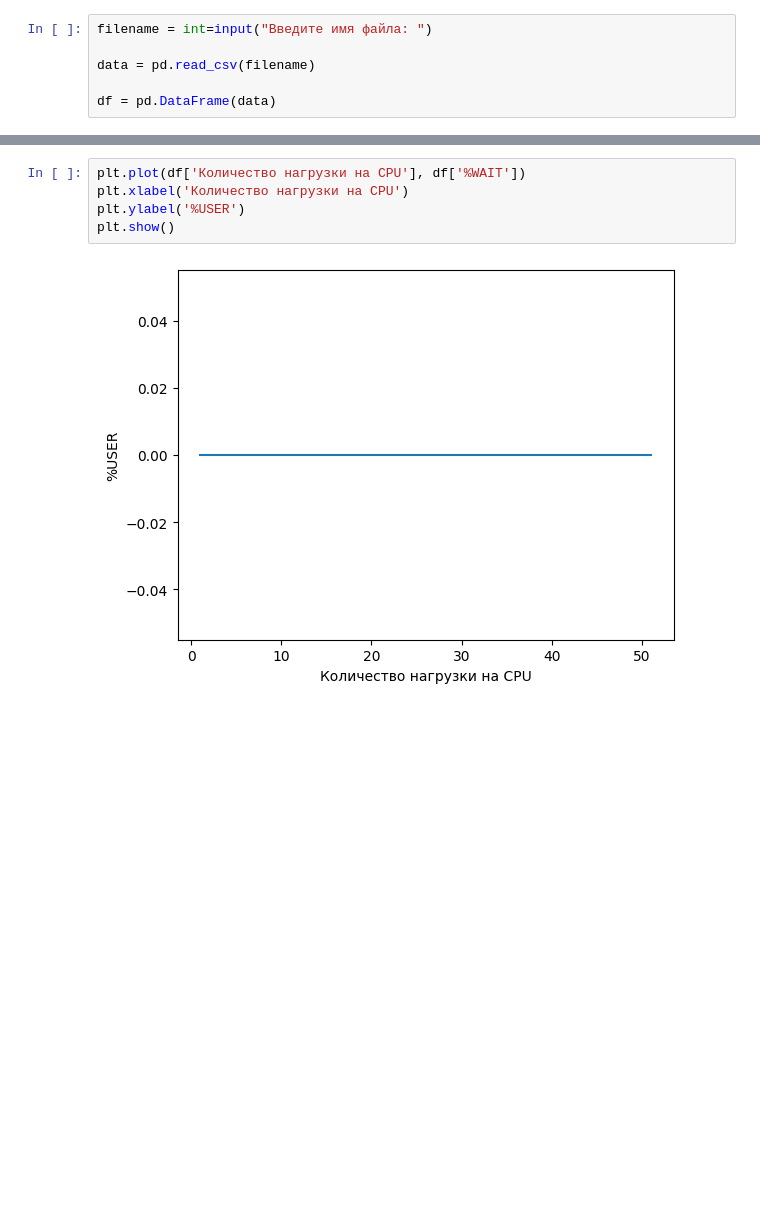
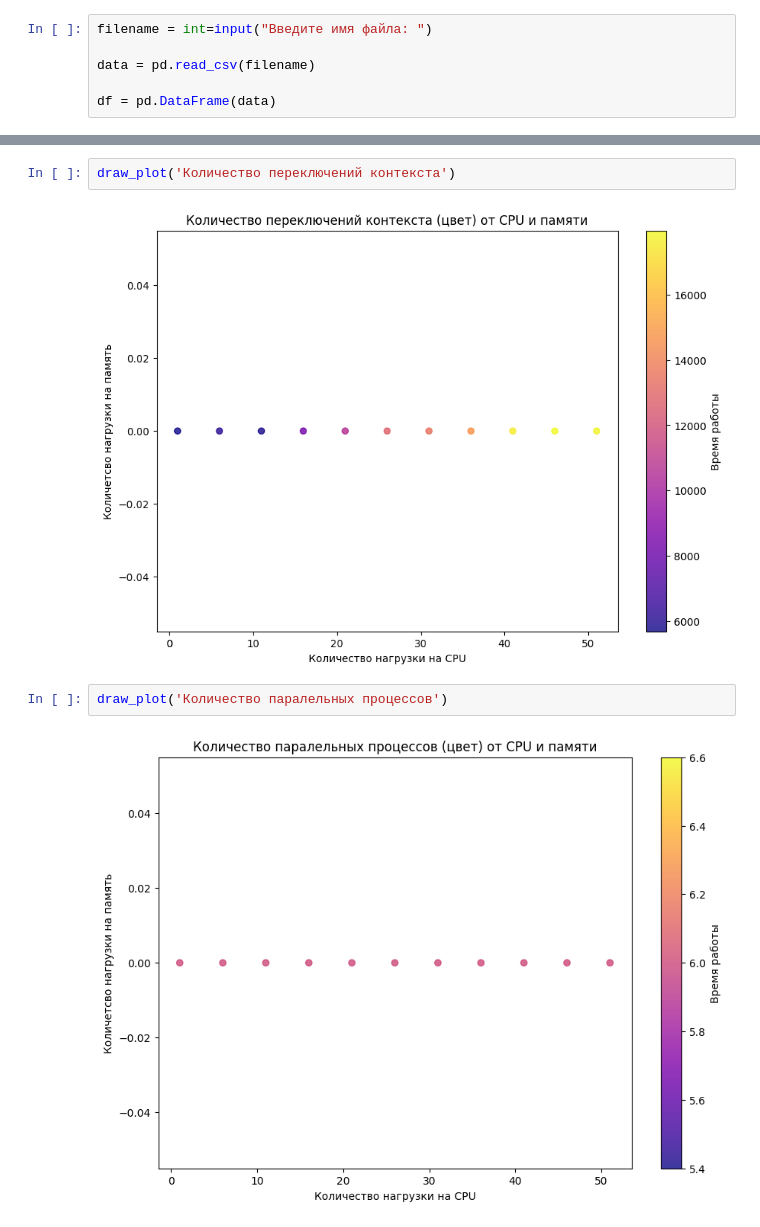
Before and after one commit to roge111/OperationSystem, a Jupyter notebook: БЛР1/Analisys.ipynb, the cells around one changed output, grey strips where cells are left out. Drawn from its saved outputs; the diff is of its cells as text; blank space fills up the shorter version.

```diff
--- a/БЛР1/Analisys.ipynb
+++ b/БЛР1/Analisys.ipynb
@@ -45,7 +40,8 @@ plt.show()
 # %%
-plt.plot(df['Количество нагрузки на CPU'], df['%WAIT'])
-plt.xlabel('Количество нагрузки на CPU')
-plt.ylabel('%USER')
-plt.show()
+draw_plot('Количество переключений контекста')
 # %% [output]
-[figure, old version]
+[figure, new version]
+# %%
+draw_plot('Количество паралельных процессов')
+# %% [output]
+[figure, added]
```
Also changed, not shown: parts of 5 cells of this notebook.
